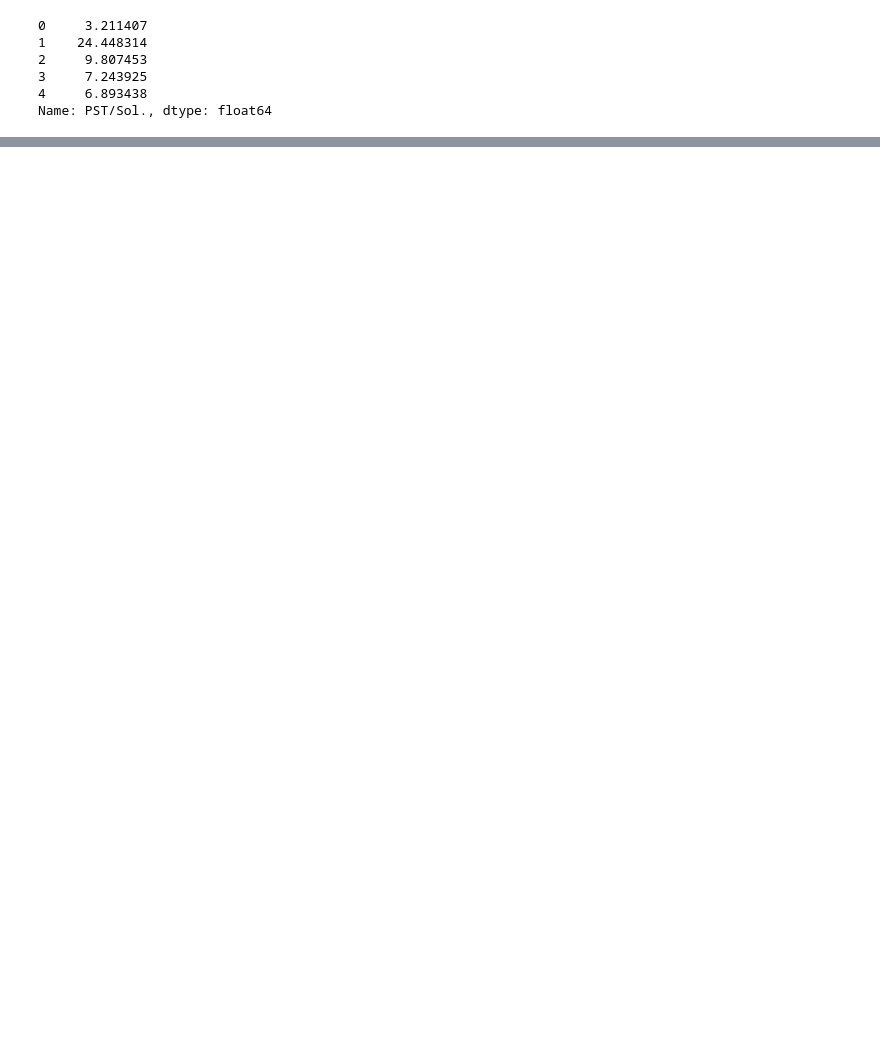
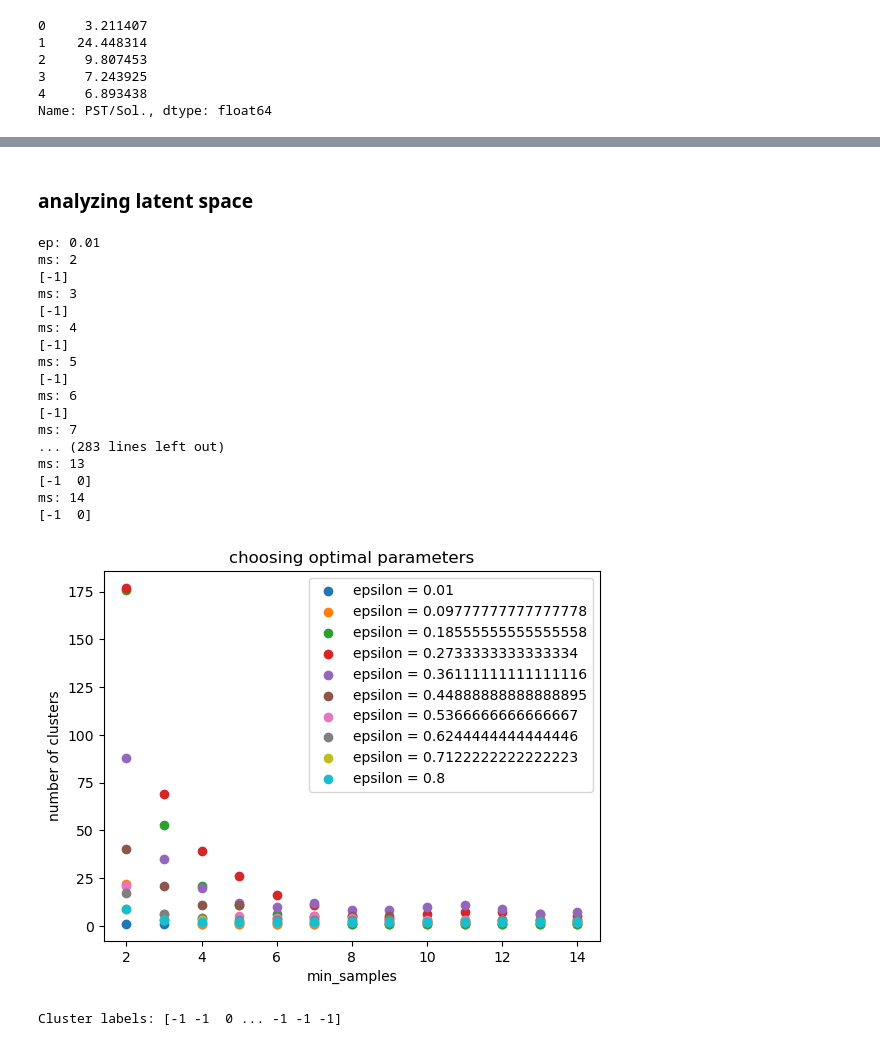
Before and after one commit to matheogodenzi/EnergyTransitionPotential, a Jupyter notebook: source/models/deep_embeddded_clustering.ipynb, the cells around one changed output, grey strips where cells are left out. Cells and saved outputs as stored; diff of their text form; code cells hidden in the pictures; blank space fills up the shorter version.

```diff
--- a/source/models/deep_embeddded_clustering.ipynb
+++ b/source/models/deep_embeddded_clustering.ipynb
@@ -335,0 +389,52 @@ plt.show()
+# %% [markdown]
+### analyzing latent space
+# %%
+eps = np.linspace(0.01, 0.8, 10)
+min_samples_array = np.arange(2, 15, 1)
+
+for ep in eps:
+    print("ep:", ep)
+    clust_number_list = []
+    for ms in min_samples_array:
+
+        print("ms:", ms)
+        # Step 9: Apply DBSCAN to the latent space
+        dbscan_algo = DBSCAN(eps=ep, min_samples=ms)  # Adjust eps and min_samples as needed
+        clusters = dbscan_algo.fit_predict(X_encoded)
+        print(np.unique(clusters))
+        clust_number_list.append(len(np.unique(clusters)))
+    plt.scatter(min_samples_array, clust_number_list, label=f"epsilon = {ep}")
+plt.xlabel("min_samples")
+plt.ylabel("number of clusters")
+plt.legend()
+plt.title("choosing optimal parameters")
+plt.show()
+# %% [output]
+ep: 0.01
+ms: 2
+[-1]
+ms: 3
+[-1]
+ms: 4
+[-1]
+ms: 5
+[-1]
+ms: 6
+[-1]
+ms: 7
+... (283 lines left out)
+ms: 13
+[-1  0]
+ms: 14
+[-1  0]
+[figure, added]
+# %%
+
+# Step 9: Apply DBSCAN to the latent space
+dbscan = DBSCAN(eps=0.36, min_samples=14)  # Adjust eps and min_samples as needed
+clusters = dbscan.fit_predict(X_encoded)
+
+# Step 10: Optionally, you can visualize the clusters or perform further evaluation
+print("Cluster labels:", clusters)
+# %% [output]
+Cluster labels: [-1 -1  0 ... -1 -1 -1]
```
Also changed, not shown: parts of 50 cells of this notebook.
